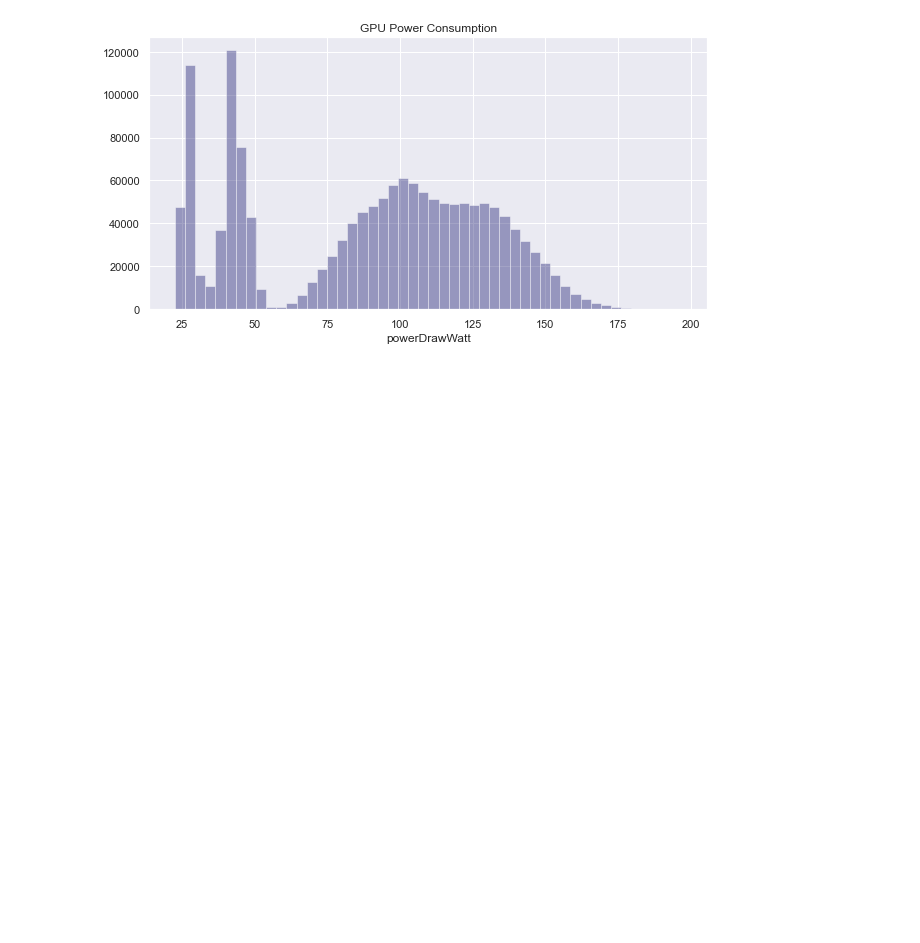
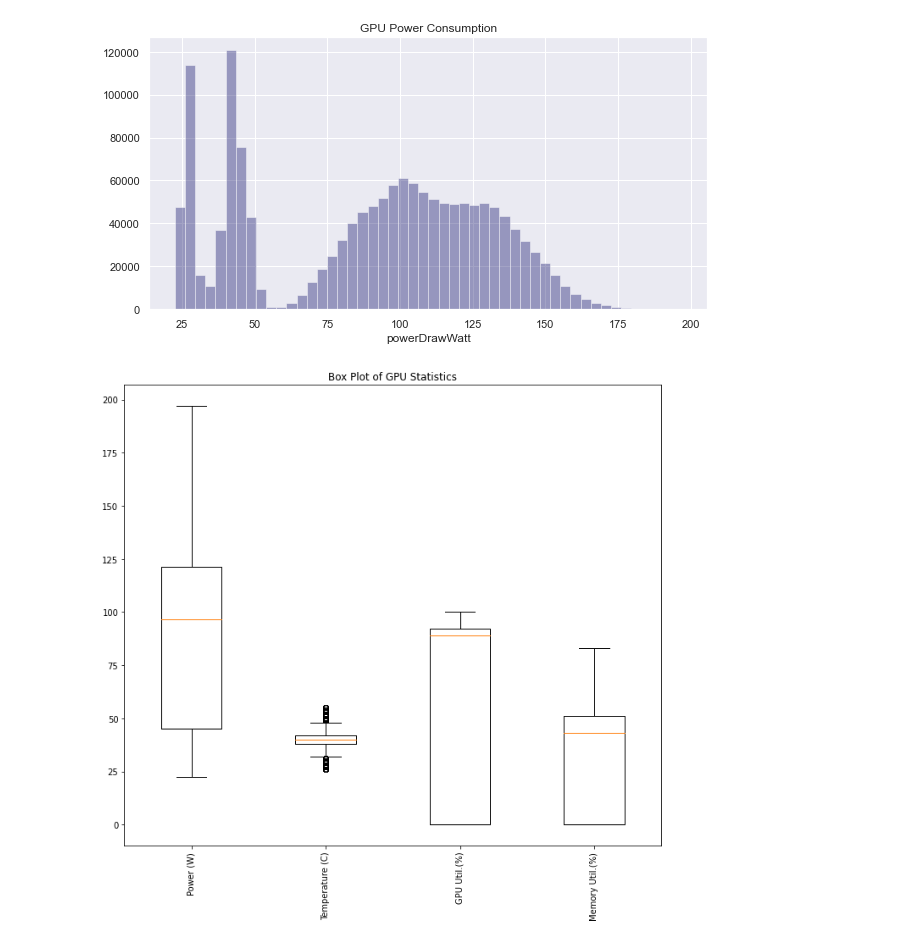
Before and after one commit to Saarge-z/Performance-Evaluation-of-Terapixel-Rendering, a Jupyter notebook: Cloud Project.ipynb, the cells around one changed output. Cells and saved outputs as stored; diff of their text form; code cells hidden in the pictures; blank space fills up the shorter version.

Commit message:
Box & Pair plot

```diff
--- a/Cloud Project.ipynb
+++ b/Cloud Project.ipynb
@@ -10,5 +11,5 @@ import matplotlib.pyplot as plt
 # %% [markdown]
 ## Loading Datasets
 # %%
-df_gpu = pd.read_csv("C:/Users/Acer/OneDrive - Newcastle University/Newcastle/Cloud Computing/gpu.csv")
+df_gpu = pd.read_csv("C:/Users/Acer/OneDrive - Newcastle University/Newcastle/Cloud Computing/data/gpu.csv")
 # %%
@@ -172,3 +199,21 @@ plt.title("GPU Power Consumption")
 # %% [output]
 Text(0.5, 1.0, 'GPU Power Consumption')
 [figure]
+# %%
+# List of gpu statical labels mentioned in the dataset
+gpu_stats = ['Power (W)','Temperature (C)','GPU Util.(%)','Memory Util.(%)']
+
+plt.subplot(1, 2, 1)
+plt.boxplot([df_gpu['powerDrawWatt'], df_gpu['gpuTempC'],
+df_gpu['gpuUtilPerc'], df_gpu['gpuMemUtilPerc']])
+
+# Add labels
+plt.xticks([i+1 for i, x in enumerate(gpu_stats)],
+gpu_stats, rotation='vertical')
+
+# Plot Title
+plt.title('Box Plot of GPU Statistics')
+plt.rcParams['figure.figsize'] = [30, 10]
+plt.show()
+# %% [output]
+[figure, added]
```
Also changed, not shown: parts of 19 cells of this notebook, 1 other file.
